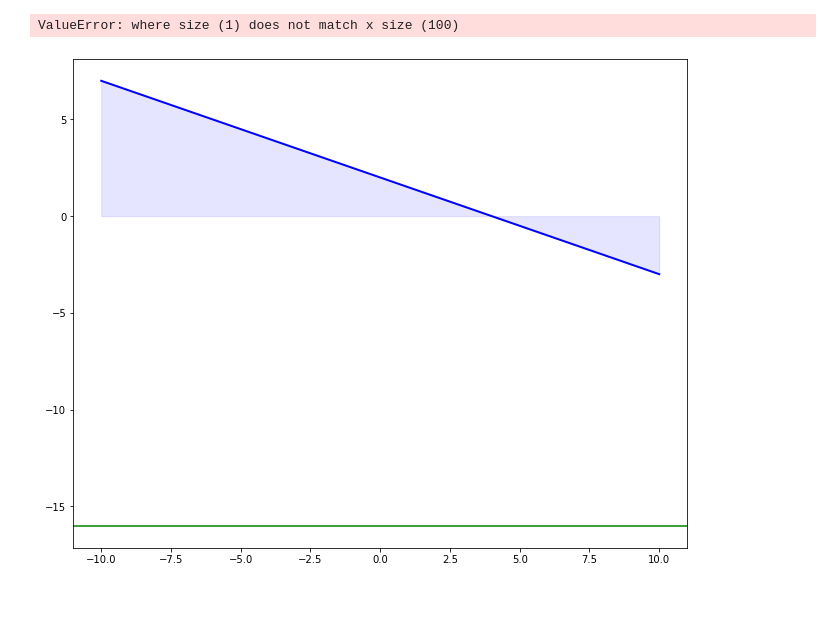
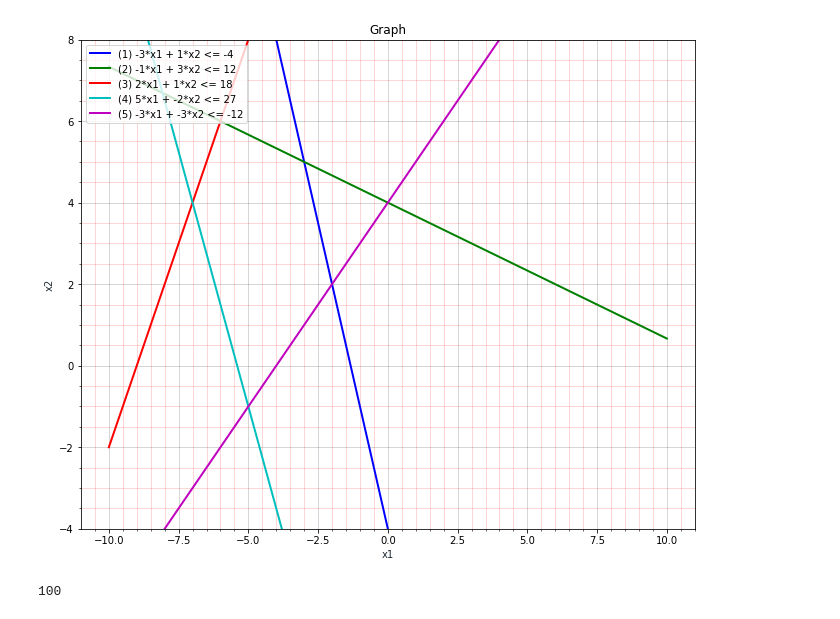
Before and after one commit to jhimy-michel/optimization-tools, a Jupyter notebook: Part1/SimplexMethod/plotMatrix.ipynb, the cells around one changed output. Drawn from its saved outputs; the diff is of its cells as text; code cells hidden in the pictures.

```diff
--- a/Part1/SimplexMethod/plotMatrix.ipynb
+++ b/Part1/SimplexMethod/plotMatrix.ipynb
@@ -6,16 +6,20 @@ import numpy as np
 """ ONLY WORKS FOR 2D GRAPH """
 colors = ['b', 'g', 'r', 'c', 'm', 'y', 'k', 'w']
 A = np.array([
-    [-1, 2],
-    [-5, 1],
-    [-4, -1]
+    [-3,1],  # vector 1
+    [-1,3],  # vector 2
+    [2,1],  # vector 3
+    [5,-2],  # vector 4
+    [-3,-3],  # vector 5
 ])
 
 
 b = np.array([
-    [4],
-    [-16],
-    [-11]
+    [-4],
+    [12],
+    [18],
+    [27],
+    [-12]
 ])
 spacing = 0.5  # This can be your user specified spacing.
 minorLocator = MultipleLocator(spacing)
@@ -27,46 +31,44 @@ for i in range(len(A)):
     if A[i][0] != 0 and A[i][1] != 0:
         div = A[i][1]
         x2 = (x1 * A[i][0] + b[i][0])/div
-        # print(x2)
-        plt.plot(x1, x2, colors[i], label='({0}) x1 * {1} + x2 * {2} <= {3}'.format(
+        plt.plot(x1, x2, colors[i], label='({0}) {1}*x1 + {2}*x2 <= {3}'.format(
             i+1, A[i][0], div, b[i][0]), linewidth=2.0)
-        plt.fill_between(x1, x2, where=x2 <= (
-            x1 * A[i][0] + b[i][0])/div, interpolate=True, color=colors[i], alpha=0.1)
+        #plt.fill_between(x1, x2, where=x2 <= (
+        #    x1 * A[i][0] + b[i][0])/div, interpolate=True, color=colors[i], alpha=0.1)
         # continue
     # validate if is a horizontal line
     if A[i][0] == 0 and A[i][1] != 0:
         x2 = b[i][0]/A[i][1]
-        plt.axhline(x2, -5, 5, c=colors[i], label='({0}) x2 * {1} <= {2}'.format(
+        plt.axhline(x2, -5, 5, c=colors[i], label='({0}) {1}*x2 <= {2}'.format(
             i+1, A[i][1], b[i][0]))
         #plt.fill_between(
         #    x1, x2, where=x2 <= b[i][0]/A[i][1], interpolate=True, color=colors[i], alpha=0.1)
 
     # validate if is a vertical line
     if A[i][0] != 0 and A[i][1] == 0:
         x2 = b[i][0]/A[i][0]
-        print(x2)
         data_x = np.linspace(-5, 5, 100)
         # print(data_x)
-        plt.axvline(x2, -5, 5, c=colors[i], label='({0}) x1 * {1} <= {2}'.format(
+        plt.axvline(x2, -5, 5, c=colors[i], label='({0}) {1}*x1 <= {2}'.format(
             i+1, A[i][0], b[i][0]))
         #plt.fill_between(
         #    x1, x2, 0, where=x1 <= b[i][0]/A[i][0], interpolate=True, color=colors[i], alpha=0.1)
 
-
+#plt.quiver([6],[5],color='y',units='width',scale=20)
 plt.title('Graph')
 plt.xlabel('x1', color='#1C2833')
 plt.ylabel('x2', color='#1C2833')
-plt.ylim(-10, 10)
+plt.ylim(-4, 8)
 plt.legend(loc='upper left')
 
 plt.grid(visible=True, which='major', color='k', linestyle='-', alpha=0.2)
 plt.grid(visible=True, which='minor', color='r', linestyle='-', alpha=0.2)
 
 plt.minorticks_on()
 
 plt.grid(True)
 plt.show()
 print(len(x1))
 # %% [output]
+[figure, new version]
-ValueError: where size (1) does not match x size (100)
+100
-[figure, old version]
```
Also changed, not shown: 7 other files.
